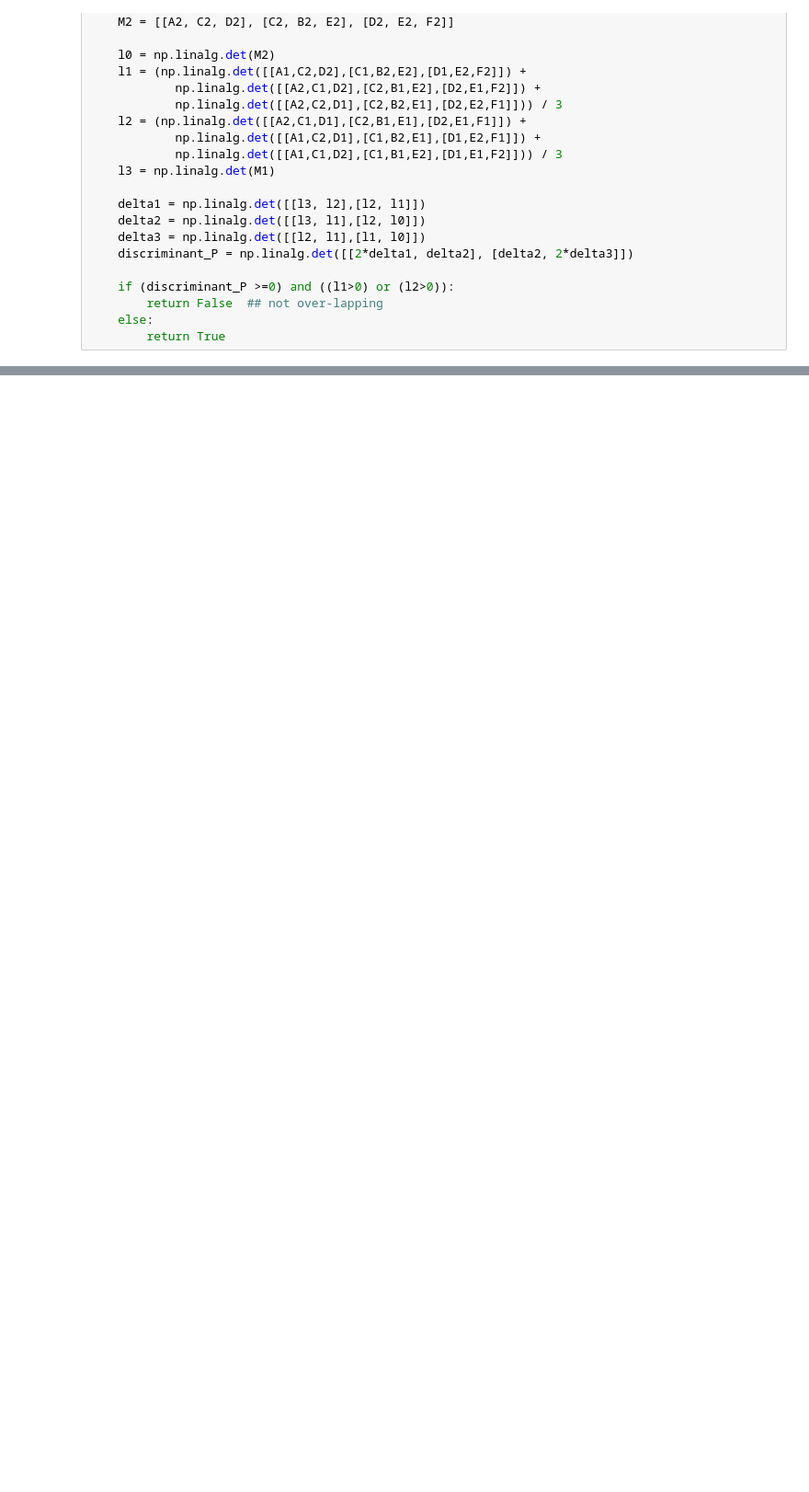
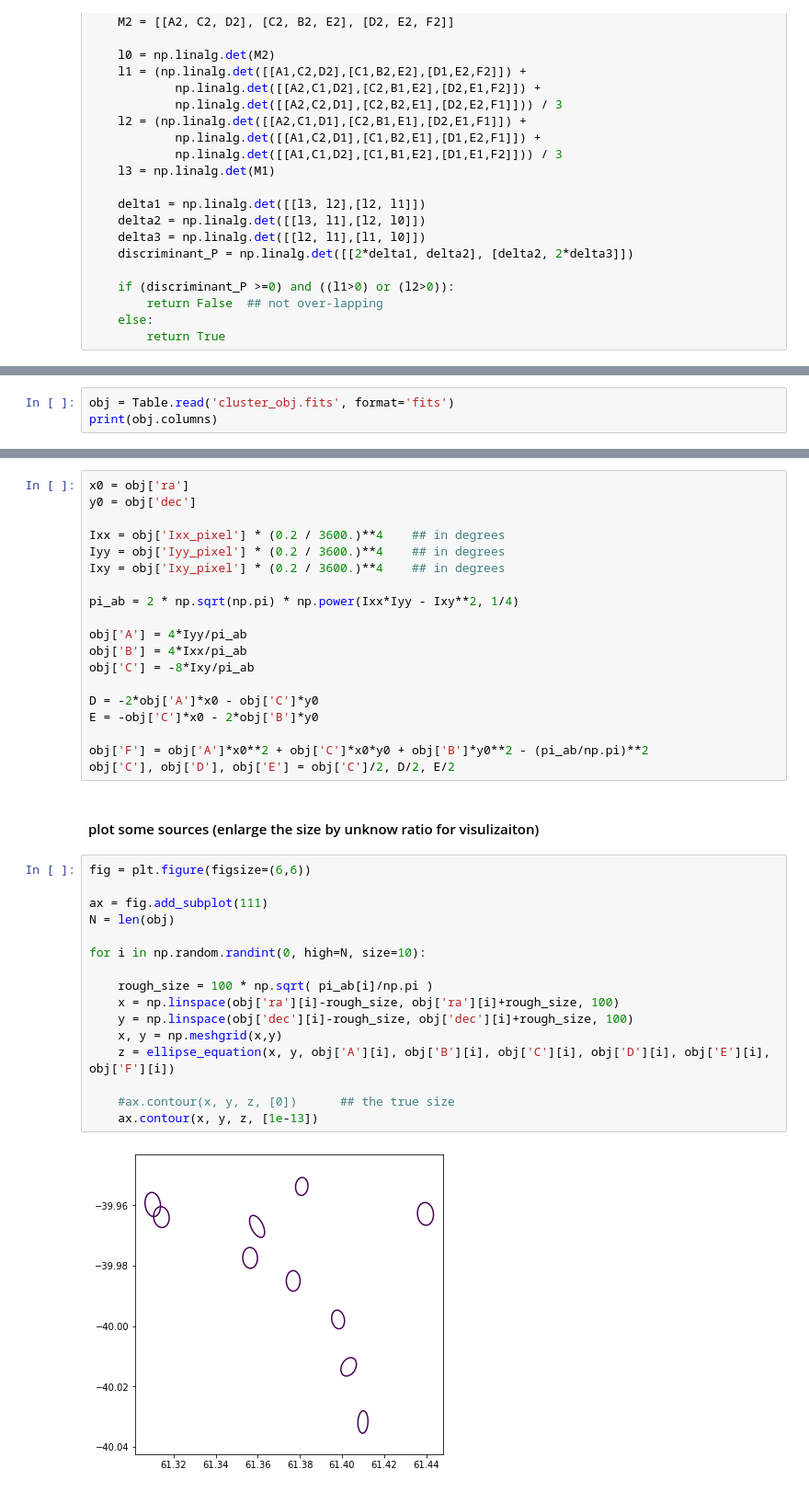
Before and after one commit to LSSTDESC/Cluster_Blending, a Jupyter notebook: match_ellipse_dc2.ipynb, the cells around one changed output, grey strips where cells are left out. Shown at 92% size. Saved outputs shown, nothing was run; the diff lists cells and outputs as text; blank space fills up the shorter version.

```diff
--- a/match_ellipse_dc2.ipynb
+++ b/match_ellipse_dc2.ipynb
@@ -174,0 +123,3 @@ plt.plot(ratio, theta)
+# %%
+obj = Table.read('cluster_obj.fits', format='fits')
+print(obj.columns)
@@ -174,0 +188,39 @@ plt.plot(ratio, theta)
+# %%
+x0 = obj['ra']
+y0 = obj['dec']
+
+Ixx = obj['Ixx_pixel'] * (0.2 / 3600.)**4    ## in degrees
+Iyy = obj['Iyy_pixel'] * (0.2 / 3600.)**4    ## in degrees
+Ixy = obj['Ixy_pixel'] * (0.2 / 3600.)**4    ## in degrees
+
+pi_ab = 2 * np.sqrt(np.pi) * np.power(Ixx*Iyy - Ixy**2, 1/4)
+
+obj['A'] = 4*Iyy/pi_ab
+obj['B'] = 4*Ixx/pi_ab
+obj['C'] = -8*Ixy/pi_ab
+
+D = -2*obj['A']*x0 - obj['C']*y0
+E = -obj['C']*x0 - 2*obj['B']*y0
+
+obj['F'] = obj['A']*x0**2 + obj['C']*x0*y0 + obj['B']*y0**2 - (pi_ab/np.pi)**2
+obj['C'], obj['D'], obj['E'] = obj['C']/2, D/2, E/2
+# %% [markdown]
+#### plot some sources (enlarge the size by unknow ratio for visulizaiton)
+# %%
+fig = plt.figure(figsize=(6,6))
+
+ax = fig.add_subplot(111)
+N = len(obj)
+
+for i in np.random.randint(0, high=N, size=10):
+
+    rough_size = 100 * np.sqrt( pi_ab[i]/np.pi )
+    x = np.linspace(obj['ra'][i]-rough_size, obj['ra'][i]+rough_size, 100)
+    y = np.linspace(obj['dec'][i]-rough_size, obj['dec'][i]+rough_size, 100)
+    x, y = np.meshgrid(x,y)
+    z = ellipse_equation(x, y, obj['A'][i], obj['B'][i], obj['C'][i], obj['D'][i], obj['E'][i], obj['F'][i])
+
+    #ax.contour(x, y, z, [0])      ## the true size
+    ax.contour(x, y, z, [1e-13])
+# %% [output]
+[figure, added]
```
Also changed, not shown: parts of 16 cells of this notebook.
